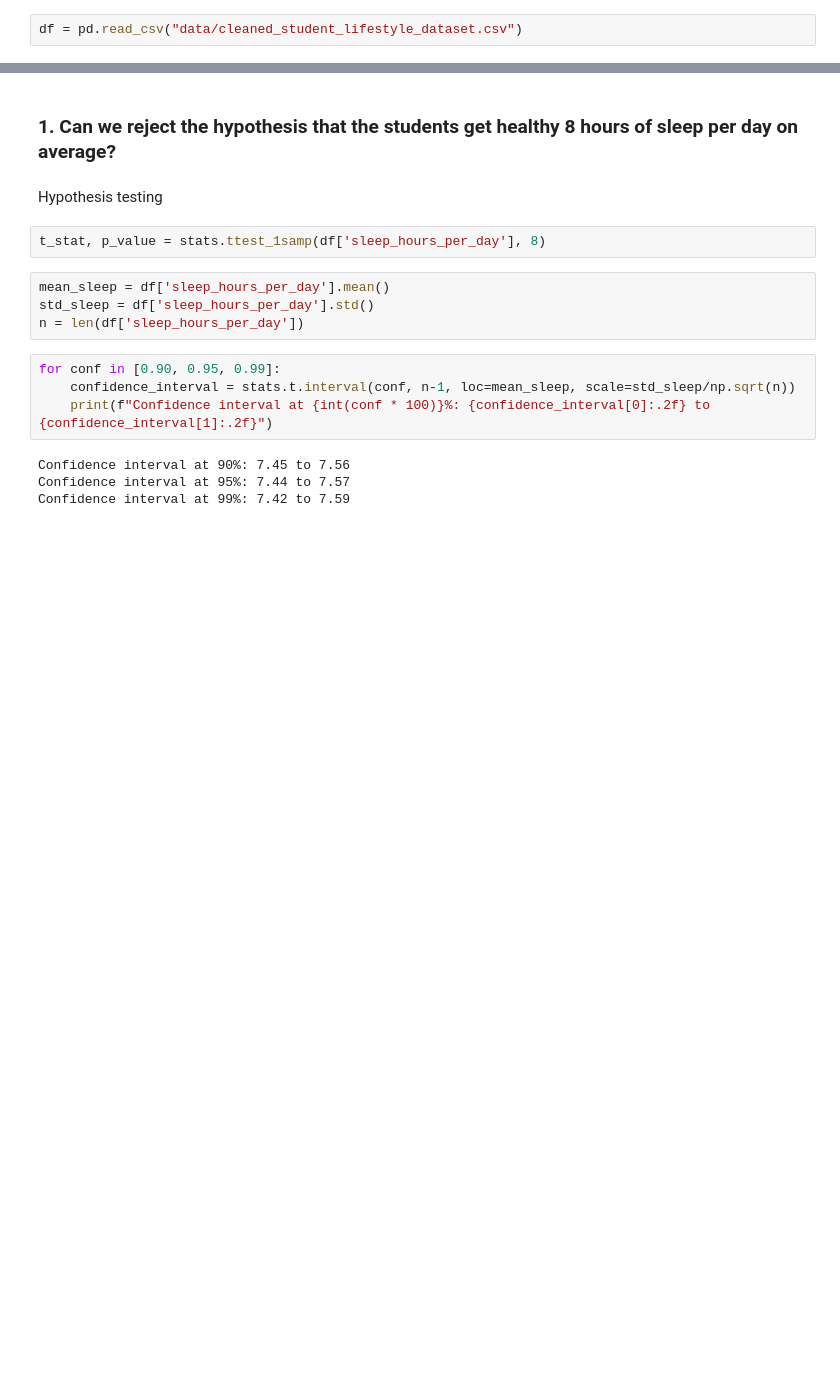
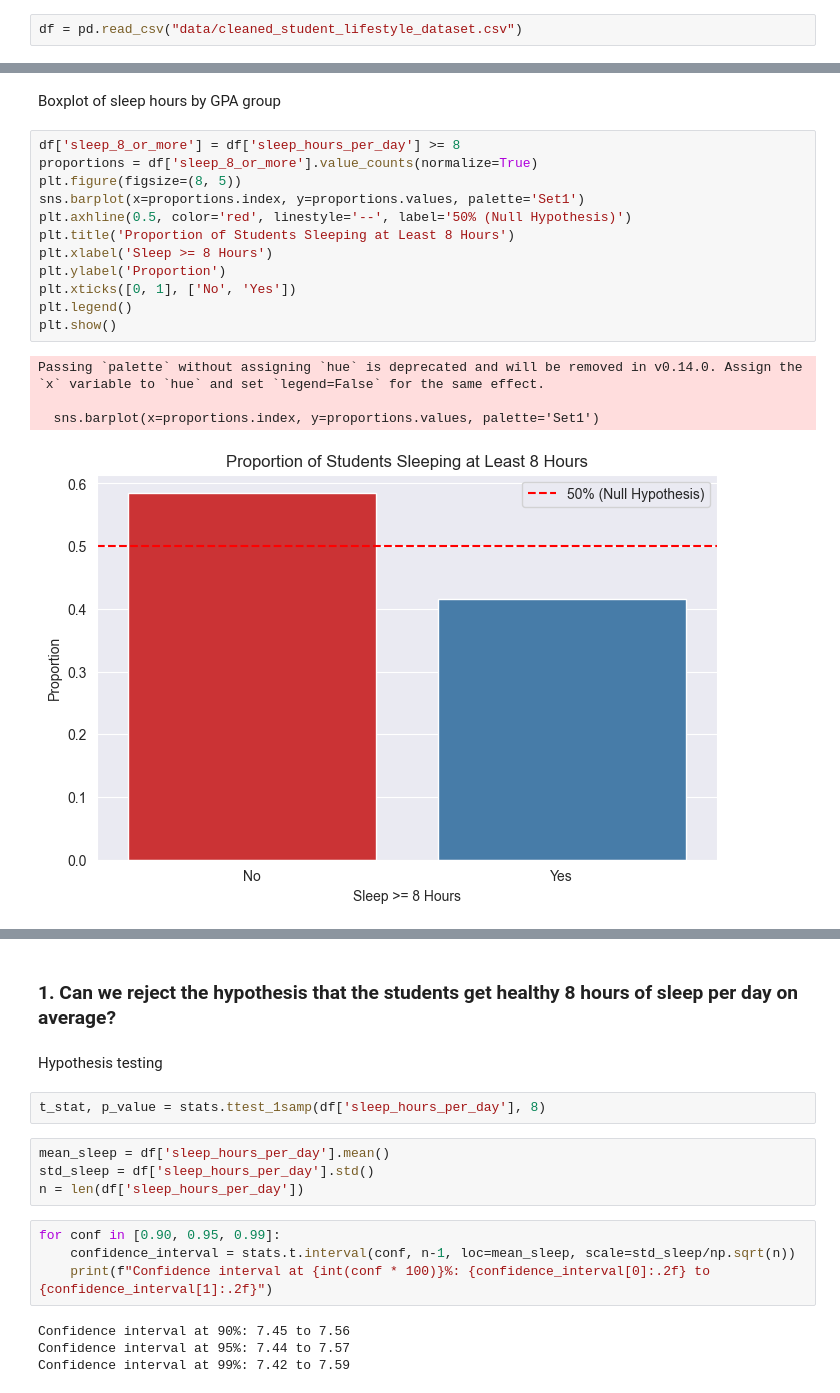
Before and after one commit to datpetr/students_habits_gpa, a Jupyter notebook: one_sample_hyphotesis_testing.ipynb, the cells around one changed output, grey strips where cells are left out. Cells and saved outputs as stored; diff of their text form; blank space fills up the shorter version.

```diff
--- a/one_sample_hyphotesis_testing.ipynb
+++ b/one_sample_hyphotesis_testing.ipynb
@@ -8,0 +39,19 @@ df.head()
+# %% [markdown]
+Boxplot of sleep hours by GPA group
+# %%
+df['sleep_8_or_more'] = df['sleep_hours_per_day'] >= 8
+proportions = df['sleep_8_or_more'].value_counts(normalize=True)
+plt.figure(figsize=(8, 5))
+sns.barplot(x=proportions.index, y=proportions.values, palette='Set1')
+plt.axhline(0.5, color='red', linestyle='--', label='50% (Null Hypothesis)')
+plt.title('Proportion of Students Sleeping at Least 8 Hours')
+plt.xlabel('Sleep >= 8 Hours')
+plt.ylabel('Proportion')
+plt.xticks([0, 1], ['No', 'Yes'])
+plt.legend()
+plt.show()
+# %% [output]
+Passing `palette` without assigning `hue` is deprecated and will be removed in v0.14.0. Assign the `x` variable to `hue` and set `legend=False` for the same effect.
+
+  sns.barplot(x=proportions.index, y=proportions.values, palette='Set1')
+[figure, added]
```
Also changed, not shown: parts of 14 cells of this notebook.
